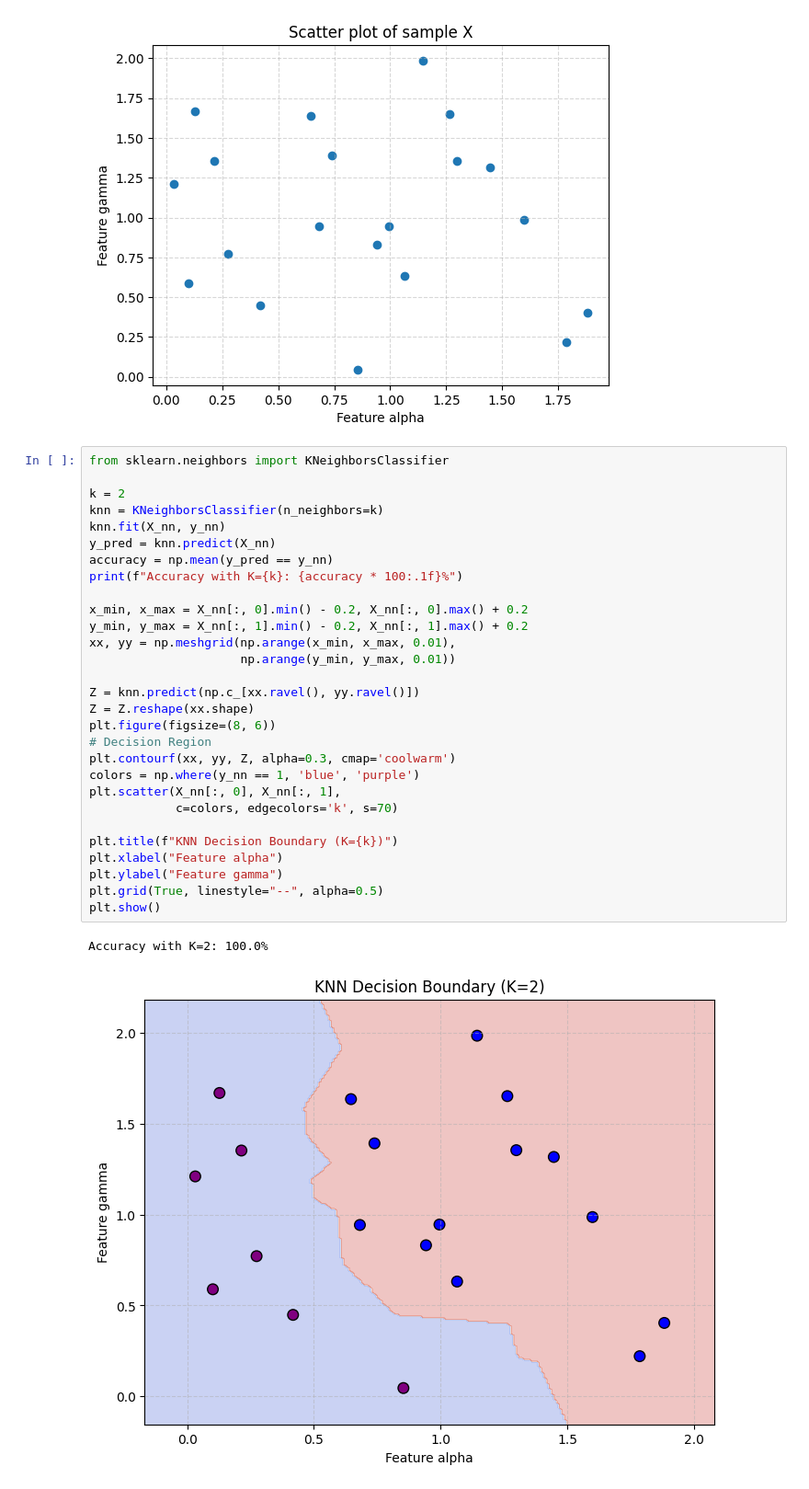
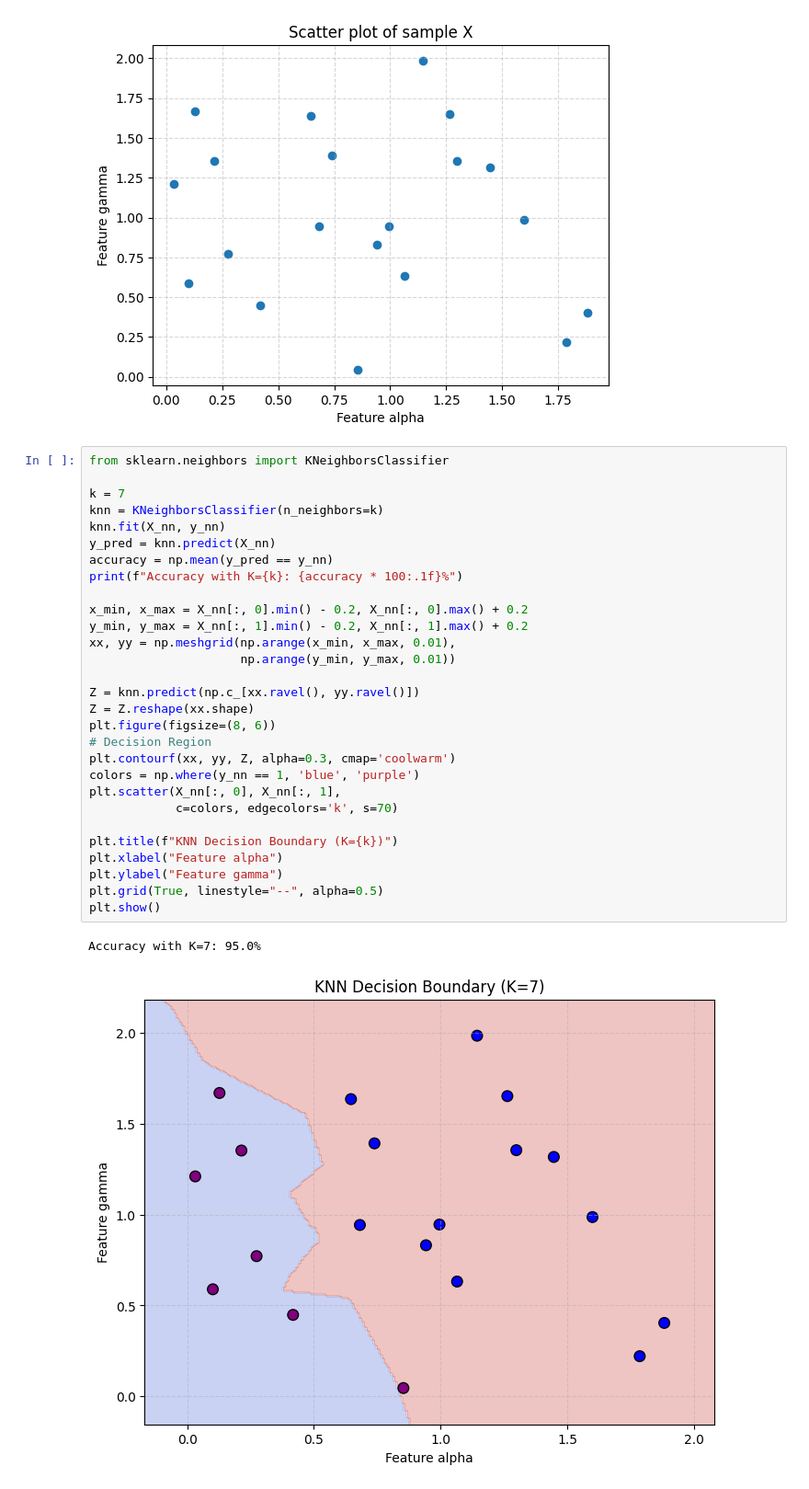
Before and after one commit to vennfungus/basic-ml, a Jupyter notebook: classification.ipynb, the cells around one changed output. Shown at 92% size. Cells and saved outputs as stored; diff of their text form.

```diff
--- a/classification.ipynb
+++ b/classification.ipynb
@@ -274,32 +274,32 @@ plt.show()
 # %%
 from sklearn.neighbors import KNeighborsClassifier
 
-k = 2
+k = 7
 knn = KNeighborsClassifier(n_neighbors=k)
 knn.fit(X_nn, y_nn)
 y_pred = knn.predict(X_nn)
 accuracy = np.mean(y_pred == y_nn)
 print(f"Accuracy with K={k}: {accuracy * 100:.1f}%")
 
 x_min, x_max = X_nn[:, 0].min() - 0.2, X_nn[:, 0].max() + 0.2
 y_min, y_max = X_nn[:, 1].min() - 0.2, X_nn[:, 1].max() + 0.2
 xx, yy = np.meshgrid(np.arange(x_min, x_max, 0.01),
                      np.arange(y_min, y_max, 0.01))
 
 Z = knn.predict(np.c_[xx.ravel(), yy.ravel()])
 Z = Z.reshape(xx.shape)
 plt.figure(figsize=(8, 6))
 # Decision Region
 plt.contourf(xx, yy, Z, alpha=0.3, cmap='coolwarm')
 colors = np.where(y_nn == 1, 'blue', 'purple')
 plt.scatter(X_nn[:, 0], X_nn[:, 1],
             c=colors, edgecolors='k', s=70)
 
 plt.title(f"KNN Decision Boundary (K={k})")
 plt.xlabel("Feature alpha")
 plt.ylabel("Feature gamma")
 plt.grid(True, linestyle="--", alpha=0.5)
 plt.show()
 # %% [output]
-Accuracy with K=2: 100.0%
+Accuracy with K=7: 95.0%
-[figure, old version]
+[figure, new version]
```
Also changed, not shown: parts of 2 cells of this notebook.
